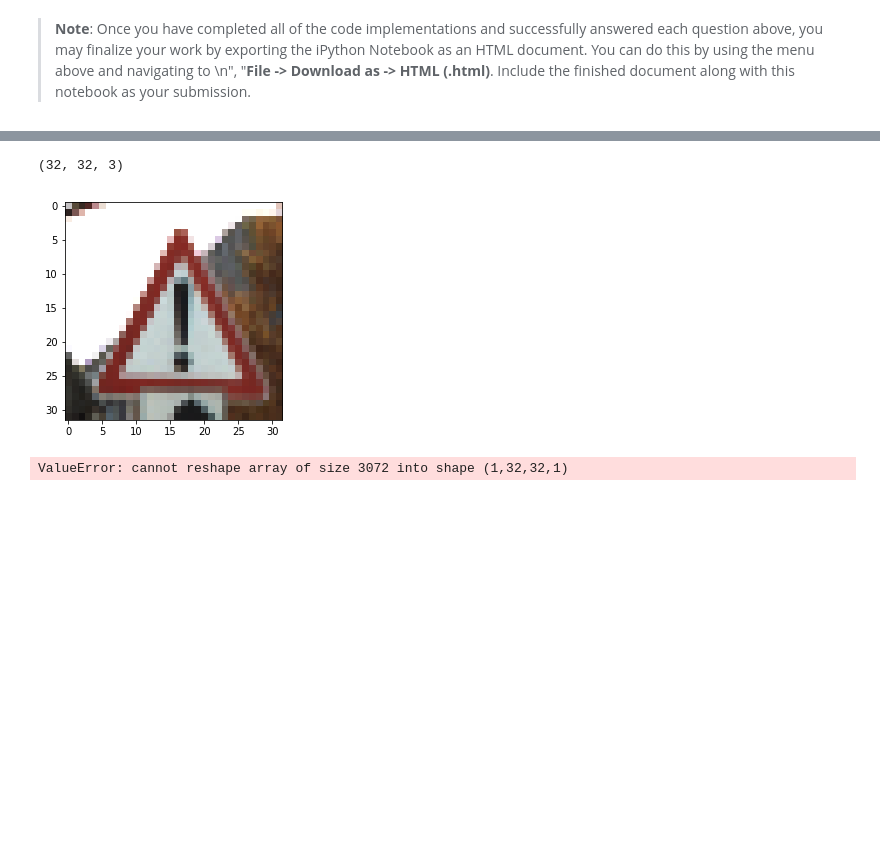
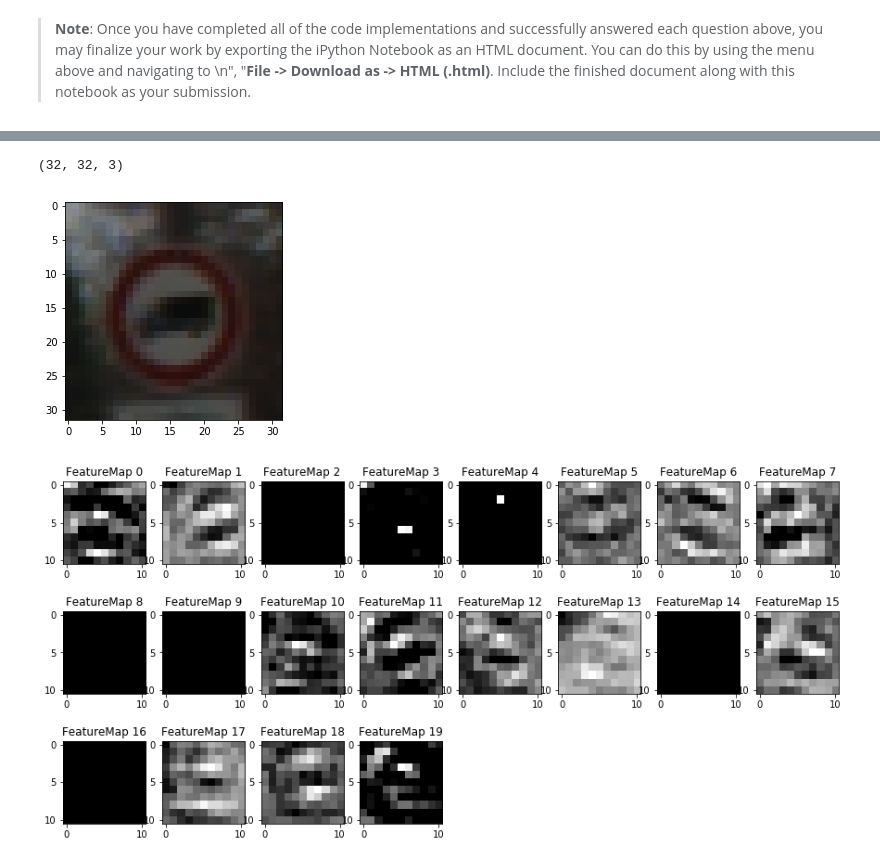
Before and after one commit to Fadi88/CarND-Traffic-Sign-Classifier-Project, a Jupyter notebook: Traffic_Sign_Classifier.ipynb, the cells around one changed output, grey strips where cells are left out. Saved outputs shown, nothing was run; the diff lists cells and outputs as text; code cells hidden in the pictures; blank space fills up the shorter version.

```diff
--- a/Traffic_Sign_Classifier.ipynb
+++ b/Traffic_Sign_Classifier.ipynb
@@ -252,7 +249,7 @@ one_hot_y = tf.one_hot(y, 43)
 # %%
 rate = 0.001
 
-logits , convnet_output  = LeNet(x)
+logits , convnet_output  = LeNet_modified(x)
 cross_entropy = tf.nn.softmax_cross_entropy_with_logits(labels=one_hot_y, logits=logits)
 loss_operation = tf.reduce_mean(cross_entropy)
 optimizer = tf.train.AdamOptimizer(learning_rate = rate)
@@ -353,7 +341,7 @@ data_set = []
 for img_file in os.listdir('./tests'):
     if 'jpg' in img_file:
         img_obj = misc.imread('./tests/' + img_file)
-        img_obj = np.pad(img_obj , (( 32 - img_obj.shape[0] , 0) , (0,0) , (0,0)) , 'edge')
+        img_obj = np.pad(img_obj , (( 0 , 32 - img_obj.shape[0]) , (0,0) , (0,0)) , 'edge')
         data_set.append(preprocess_image(img_obj))
 # %% [output]
 `imread` is deprecated in SciPy 1.0.0, and will be removed in 1.2.0.
@@ -367,15 +355,21 @@ Use ``imageio.imread`` instead.
 ### Feel free to use as many code cells as needed.
 test_prob_list = []
 with tf.Session() as sess:
-    sess.run(tf.global_variables_initializer())
-    softmax_test = sess.run(logits , {x : data_set})
+    saver.restore(sess, tf.train.latest_checkpoint('.'))
+    softmax_test = sess.run(tf.nn.softmax(logits) , {x : data_set})
 # %% [markdown]
 ### Analyze Performance
 # %%
 ### Calculate the accuracy for these 5 new images.
 ### For example, if the model predicted 1 out of 5 signs correctly, it's 20% accurate on these new images.
+sess = tf.Session()
+
 for img,result in zip(data_set , softmax_test):
-    print(signs_map[str(result.argmax())])
+    print('Top guess for this image is : ' , signs_map[str(result.argmax())] , 'with porb. : ' , result[result.argmax()] )
+    top_struct = sess.run(tf.nn.top_k(tf.constant(result) , k=5))
+    print('other guesses are :')
+    for i in range(1,5):
+        print(signs_map[str(top_struct.indices[i])] , ' ,with certainty : ' , top_struct.values[i])
     plt.imshow(img)
     plt.show()
 # %% [output]
@@ -471,36 +495,36 @@ For an example of what feature map outputs look like, check out NVIDIA's results
 # plt_num: used to plot out multiple different weight feature map sets on the same block, just extend the plt number for each new feature map entry
 
 def outputFeatureMap(image_input, tf_activation, activation_min=-1, activation_max=-1 ,plt_num=1):
     # Here make sure to preprocess your image_input in a way your network expects
     # with size, normalization, ect if needed
-    image_input = np.reshape(image_input , [1 , 32 , 32 ,1])
+    image_input = np.reshape(image_input , [1 , 32 , 32 ,3])
     # Note: x should be the same name as your network's tensorflow data placeholder variable
     # If you get an error tf_activation is not defined it may be having trouble accessing the variable from inside a function
     activation = tf_activation.eval(session=sess,feed_dict={x : image_input})
     #sess.run(tf_activation ,{x : image_input} )
     featuremaps = activation.shape[3]
     plt.figure(plt_num, figsize=(15,15))
     for featuremap in range(featuremaps):
         plt.subplot(6,8, featuremap+1) # sets the number of feature maps to show on each row and column
         plt.title('FeatureMap ' + str(featuremap)) # displays the feature map number
         if activation_min != -1 & activation_max != -1:
             plt.imshow(activation[0,:,:, featuremap], interpolation="nearest", vmin =activation_min, vmax=activation_max, cmap="gray")
         elif activation_max != -1:
             plt.imshow(activation[0,:,:, featuremap], interpolation="nearest", vmax=activation_max, cmap="gray")
         elif activation_min !=-1:
             plt.imshow(activation[0,:,:, featuremap], interpolation="nearest", vmin=activation_min, cmap="gray")
         else:
             plt.imshow(activation[0,:,:, featuremap], interpolation="nearest", cmap="gray")
 
 
 
 with tf.Session() as sess:
     sess.run(tf.global_variables_initializer())
-    print(X_test[6].shape)
-    plt.imshow(X_test_input[6] , cmap='gray')
+    print(X_test[59].shape)
+    plt.imshow(X_test_input[59] , cmap='gray')
     plt.show()
-    outputFeatureMap(X_test[6] , convnet_output )
+    outputFeatureMap(X_test[59] , convnet_output )
 # %% [output]
 (32, 32, 3)
-[figure, old version]
+[figure, new version]
-ValueError: cannot reshape array of size 3072 into shape (1,32,32,1)
+[figure, added]
```
Also changed, not shown: parts of 6 cells of this notebook, 1 other file.
